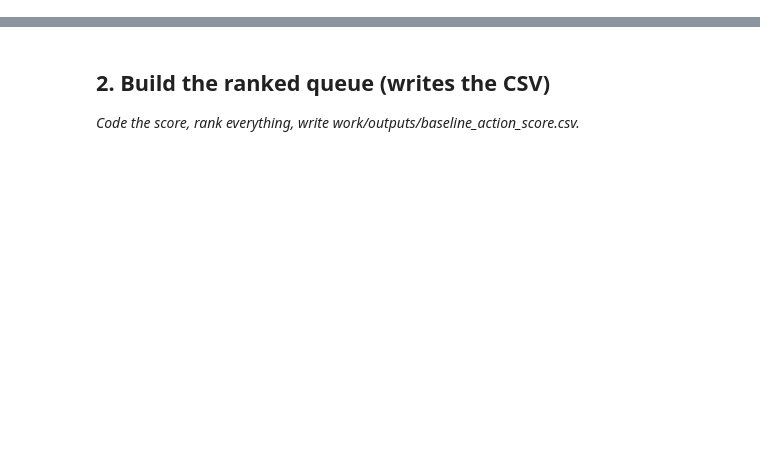
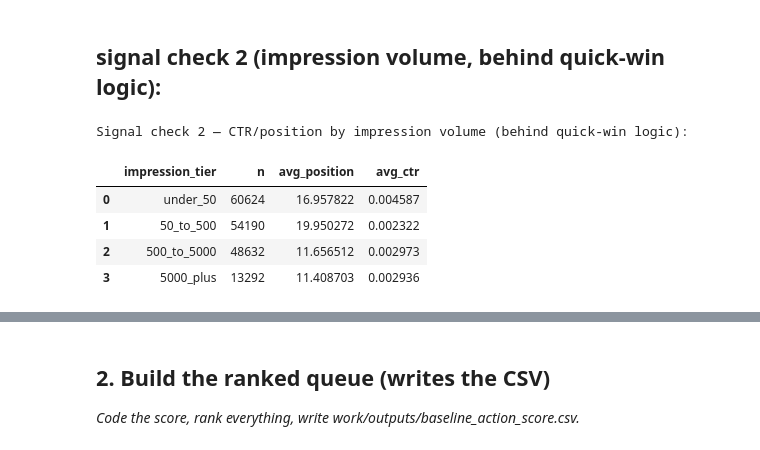
Before and after one commit to sobaannr/FlyRank-Internship, a Jupyter notebook: work/notebooks/w04_baseline_score.ipynb, the cells around one changed output, grey strips where cells are left out. Drawn from its saved outputs; the diff is of its cells as text; code cells hidden in the pictures; blank space fills up the shorter version.

```diff
--- a/work/notebooks/w04_baseline_score.ipynb
+++ b/work/notebooks/w04_baseline_score.ipynb
@@ -15,0 +88,37 @@ This skeleton is yours to fill. Work the sections **in order** — each one has
+# %% [markdown]
+## signal check 2 (impression volume, behind quick-win logic):
+# %%
+volume_by_tier = con.sql(f"""
+    WITH page_month AS (
+        SELECT content_hash_id,
+               SUM(gsc_impressions) AS impressions,
+               SUM(gsc_clicks) AS clicks,
+               AVG(gsc_avg_position) AS avg_position
+        FROM read_parquet('{WAREHOUSE}/fact_content_daily_performance/month={MONTH}/*.parquet')
+        WHERE gsc_data_available IS TRUE
+        GROUP BY content_hash_id
+        HAVING SUM(gsc_impressions) > 0
+    )
+    SELECT
+        CASE
+            WHEN impressions < 50 THEN 'under_50'
+            WHEN impressions < 500 THEN '50_to_500'
+            WHEN impressions < 5000 THEN '500_to_5000'
+            ELSE '5000_plus'
+        END AS impression_tier,
+        COUNT(*) AS n,
+        AVG(avg_position) AS avg_position,
+        SUM(clicks)::FLOAT / NULLIF(SUM(impressions), 0) AS avg_ctr
+    FROM page_month
+    GROUP BY impression_tier
+    ORDER BY MIN(impressions)
+""").df()
+print("Signal check 2 — CTR/position by impression volume (behind quick-win logic):")
+volume_by_tier
+# %% [output]
+Signal check 2 — CTR/position by impression volume (behind quick-win logic):
+|  | impression_tier | n | avg_position | avg_ctr |
+| 0 | under_50 | 60624 | 16.957822 | 0.004587 |
+| 1 | 50_to_500 | 54190 | 19.950272 | 0.002322 |
+| 2 | 500_to_5000 | 48632 | 11.656512 | 0.002973 |
+| 3 | 5000_plus | 13292 | 11.408703 | 0.002936 |
```
Also changed, not shown: parts of 18 cells of this notebook.
